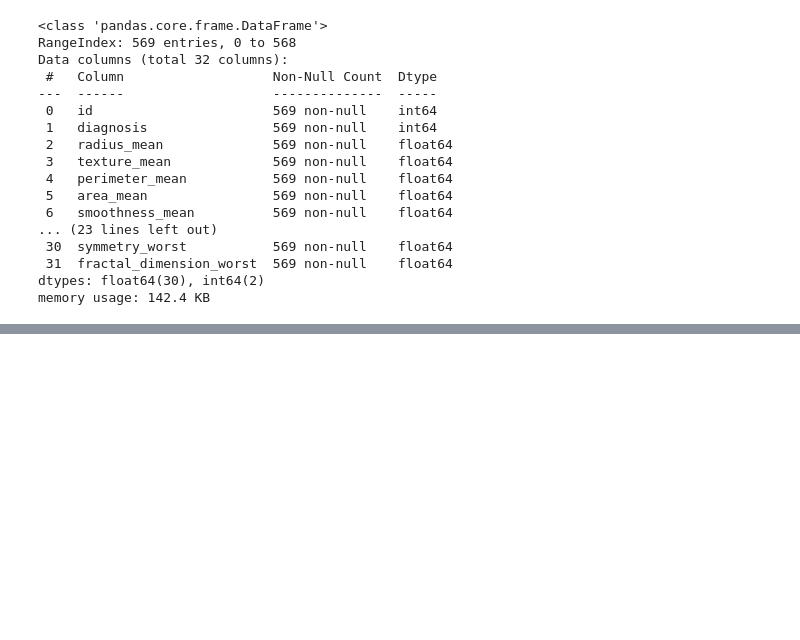
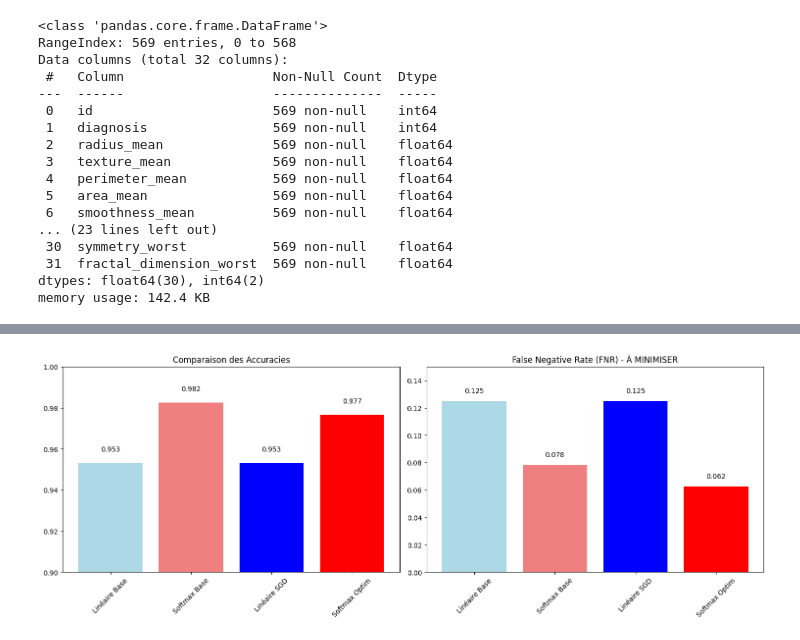
Before and after one commit to yasmineCH03/Breast_Cancer_Detection_ML_Project, a Jupyter notebook: Notebooks/Modeling/DSO1_Tumor_Classification/DSO1_Classification_Regression.ipynb, the cells around one changed output, grey strips where cells are left out. Drawn from its saved outputs; the diff is of its cells as text; code cells hidden in the pictures; blank space fills up the shorter version.

```diff
--- a/Notebooks/Modeling/DSO1_Tumor_Classification/DSO1_Classification_Regression.ipynb
+++ b/Notebooks/Modeling/DSO1_Tumor_Classification/DSO1_Classification_Regression.ipynb
@@ -2429,0 +339,11 @@ AUC-ROC         0.9933    0.9994    -0.0061    ✅
+# %%
+# Avec pondération des classes
+softmax_balanced = LogisticRegression(
+    multi_class='multinomial',
+    solver='lbfgs',
+    max_iter=3000,
+    class_weight='balanced',  # Donne plus de poids à la classe minoritaire (maligne)
+    random_state=42
+)
+
+softmax_balanced.fit(X_train_lin, y_train_lin)
@@ -2429,0 +461,49 @@ AUC-ROC         0.9933    0.9994    -0.0061    ✅
+# %%
+# Visualisation comparative
+plt.figure(figsize=(15, 10))
+
+# Données pour le graphique
+models = ['Linéaire Base', 'Softmax Base', 'Linéaire SGD', 'Softmax Optim']
+accuracies = [accuracy_lin, accuracy_sm, accuracy_sgd, accuracy_optim]
+
+# Récupération des FNR pour chaque modèle
+fnr_values = []
+for model_name in models:
+    if model_name == 'Linéaire Base':
+        fnr = 0.1250  # De vos résultats initiaux
+    elif model_name == 'Softmax Base':
+        fnr = 0.0781  # De vos résultats initiaux
+    elif model_name == 'Linéaire SGD' and 'linear_sgd' in locals():
+        TN, FP, FN, TP = confusion_matrix(y_test_lin, y_pred_sgd).ravel()
+        fnr = FN / (FN + TP)
+    elif model_name == 'Softmax Optim' and 'best_softmax' in locals():
+        TN, FP, FN, TP = confusion_matrix(y_test_lin, y_pred_optim).ravel()
+        fnr = FN / (FN + TP)
+    else:
+        fnr = 0
+    fnr_values.append(fnr)
+
+# Graphique 1: Accuracy comparée
+plt.subplot(2, 2, 1)
+bars = plt.bar(models, accuracies, color=['lightblue', 'lightcoral', 'blue', 'red'])
+plt.ylim(0.9, 1.0)
+plt.title('Comparaison des Accuracies')
+plt.xticks(rotation=45)
+for bar, acc in zip(bars, accuracies):
+    plt.text(bar.get_x() + bar.get_width()/2, bar.get_height() + 0.005, f'{acc:.3f}',
+             ha='center', va='bottom')
+
+# Graphique 2: FNR comparé
+plt.subplot(2, 2, 2)
+bars = plt.bar(models, fnr_values, color=['lightblue', 'lightcoral', 'blue', 'red'])
+plt.ylim(0, 0.15)
+plt.title('False Negative Rate (FNR) - À MINIMISER')
+plt.xticks(rotation=45)
+for bar, fnr in zip(bars, fnr_values):
+    plt.text(bar.get_x() + bar.get_width()/2, bar.get_height() + 0.005, f'{fnr:.3f}',
+             ha='center', va='bottom')
+
+plt.tight_layout()
+plt.show()
+# %% [output]
+[figure, added]
```
Also changed, not shown: parts of 27 cells of this notebook, 4 other files.
